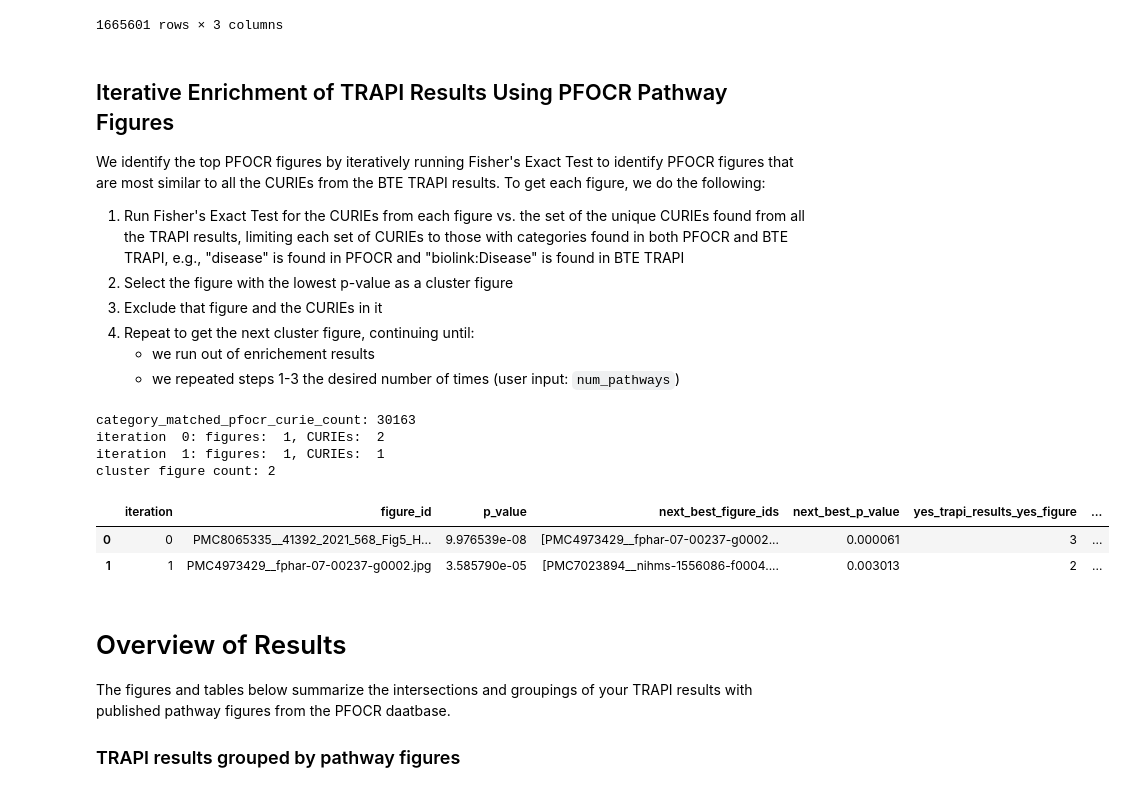
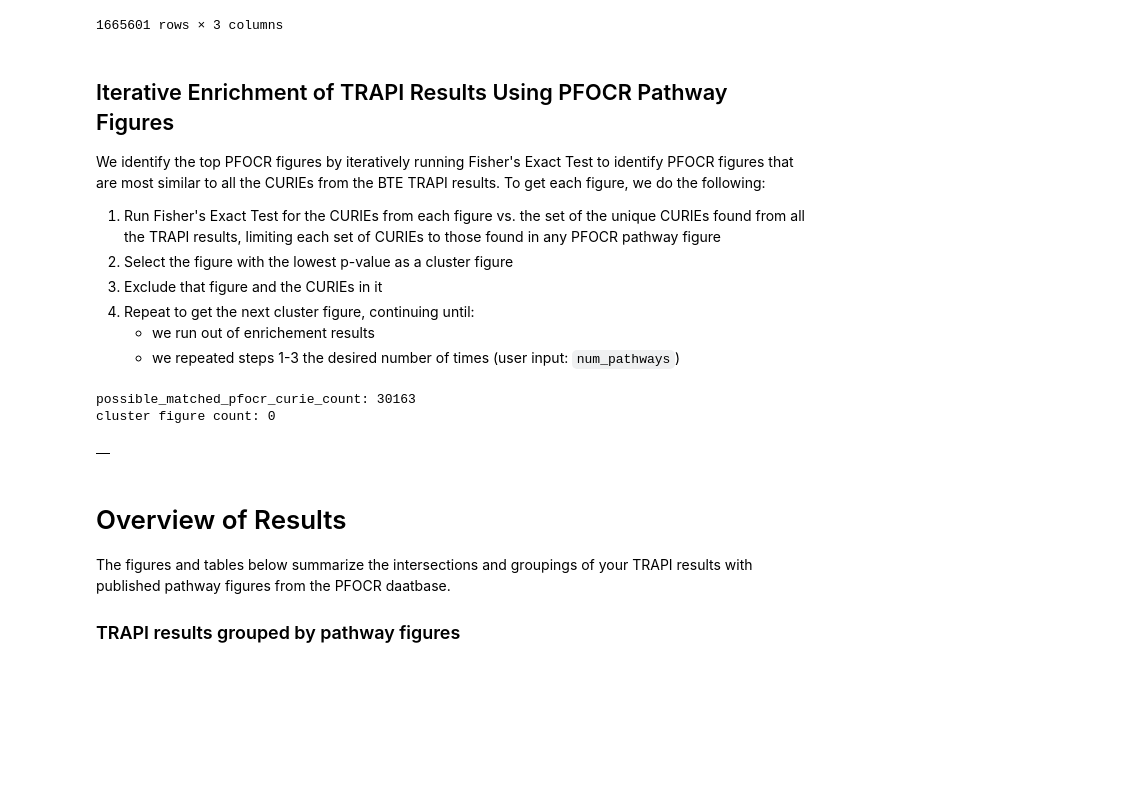
Before and after one commit to wikipathways/BioThings_Explorer_PFOCR_clustering, a Jupyter notebook: bte_clustering_AA.ipynb, the cells around one changed output. Drawn from its saved outputs; the diff is of its cells as text; code cells hidden in the pictures; blank space fills up the shorter version.

Commit message:
normalization done; enrichment next

```diff
--- a/bte_clustering_AA.ipynb
+++ b/bte_clustering_AA.ipynb
@@ -105,19 +117,3 @@ trapi_results_collapsed_df
 ## Normalize TRAPI Result Dataframe for Enrichment Analysis
 
 Unify node identifiers to sources supported by PFOCR pathway figures (NCBIGene, MESH) and prepare CURIE sets for enrichment analysis.
-# %%
-# NOTE: we're including categories specified in the query template
-# in the next cell, and in a cell further down, we're also including
-# any categories from the TRAPI results.
-#
-# TODO: Some categories are supersets of others. Should we handle
-# this systematically?
-
-# get the query graph from the TRAPI results
-query = trapi_message["query_graph"]
-
-curie_categories = set()
-for v in query["nodes"].values():
-    if "categories" in v:
-        for category in v["categories"]:
-            curie_categories.add(category)
@@ -390,6 +220,7 @@ figure_metadata_df
 # %%
 # read in figure CURIES for all PFOCR figures
 figure_curie_df = pd.read_csv('https://www.dropbox.com/s/y3ks74obs3nrjjz/figures_curie.csv?dl=1')
+relevant_pfocr_curies = set(figure_curie_df['curie'])
 figure_curie_df
 # %% [output]
 |  | figure_id | curie | category |
@@ -410,7 +241,7 @@ figure_curie_df
 
 We identify the top PFOCR figures by iteratively running Fisher's Exact Test to identify PFOCR figures that are most similar to all the CURIEs from the BTE TRAPI results. To get each figure, we do the following:
 
-1. Run Fisher's Exact Test for the CURIEs from each figure vs. the set of the unique CURIEs found from all the TRAPI results, limiting each  set of CURIEs to those with categories found in both PFOCR and BTE TRAPI, e.g., "disease" is found in PFOCR and "biolink:Disease" is found in BTE TRAPI
+1. Run Fisher's Exact Test for the CURIEs from each figure vs. the set of the unique CURIEs found from all the TRAPI results, limiting each set of CURIEs to those found in any PFOCR pathway figure
 2. Select the figure with the lowest p-value as a cluster figure
 3. Exclude that figure and the CURIEs in it
 4. Repeat to get the next cluster figure, continuing until:
@@ -448,7 +259,7 @@ def create_set(series):
 # It's just a temporary thing to show what's happening inside.
 cluster_figure_data = []
 def get_next_cluster_figures(
-    category_matched_pfocr_curie_count,
+    possible_matched_pfocr_curie_count,
     remaining_figures_df,
     remaining_trapi_curie_count,
     required_curies,
@@ -497,7 +308,7 @@ def get_next_cluster_figures(
     # number of CURIEs not in TRAPI results and not in figure,
     # ie., number of unique CURIEs only in other figures
     remaining_figures_df["no_trapi_results_no_figure"] = (
-        category_matched_pfocr_curie_count -
+        possible_matched_pfocr_curie_count -
         len(remaining_trapi_curie_count) -
         remaining_figures_df["no_trapi_results_yes_figure"]
     )
@@ -573,7 +384,7 @@ def get_next_cluster_figures(
     )
 
     return get_next_cluster_figures(
-        category_matched_pfocr_curie_count,
+        possible_matched_pfocr_curie_count,
         next_remaining_figures_df.reset_index().set_index("figure_id"),
         remaining_trapi_curie_count - curies_to_exclude,
         required_curies,
@@ -582,15 +393,15 @@ def get_next_cluster_figures(
         cluster_figure_ids,
     )
 
-category_matched_figure_curie_df = figure_curie_df[figure_curie_df["category"].isin(
-    list(relevant_pfocr_categories)
+possible_matched_figure_curie_df = figure_curie_df[figure_curie_df["curie"].isin(
+    list(relevant_pfocr_curies)
 )]
-category_matched_pfocr_curie_count = len(set(
-    category_matched_figure_curie_df["curie"].drop_duplicates()
+possible_matched_pfocr_curie_count = len(set(
+    possible_matched_figure_curie_df["curie"].drop_duplicates()
 ))
-print(f'category_matched_pfocr_curie_count: {category_matched_pfocr_curie_count}')
+print(f'possible_matched_pfocr_curie_count: {possible_matched_pfocr_curie_count}')
 
-category_matched_figures_df = category_matched_figure_curie_df[
+possible_matched_figures_df = possible_matched_figure_curie_df[
     ["figure_id", "curie"]
 ].groupby("figure_id").agg(
     create_set
@@ -598,48 +409,44 @@ category_matched_figures_df = category_matched_figure_curie_df[
     "curie": "curie_set"
 })
 
-category_matched_figures_df["figure_curies_in_trapi_results_count"] = category_matched_figures_df[
+possible_matched_figures_df["figure_curies_in_trapi_results_count"] = possible_matched_figures_df[
     "curie_set"
 ].map(
     lambda curie_set: len(trapi_results_unified_curies.intersection(
         set(curie_set)
     ))
 )
 
-overlapping_category_matched_figures_df = category_matched_figures_df[
-    category_matched_figures_df["figure_curies_in_trapi_results_count"] > 0
+overlapping_possible_matched_figures_df = possible_matched_figures_df[
+    possible_matched_figures_df["figure_curies_in_trapi_results_count"] > 0
 ]
 
 # Require that figures have user-specified CURIEs from the query
 if require_specified_query_nodes.value:
     required_curies = user_specified_ids
 if required_curies:
-    overlapping_category_matched_figures_df = overlapping_category_matched_figures_df[
-        overlapping_category_matched_figures_df["curie_set"].map(
+    overlapping_possible_matched_figures_df = overlapping_possible_matched_figures_df[
+        overlapping_possible_matched_figures_df["curie_set"].map(
             # require all of them
             # lambda curie_set: len(curie_set.intersection(required_curies)) == len(required_curies)
             # require at least one of them
             lambda curie_set: len(curie_set.intersection(required_curies)) > 0
         )
     ]
 
 cluster_figure_ids_out = get_next_cluster_figures(
-    category_matched_pfocr_curie_count,
-    overlapping_category_matched_figures_df.reset_index().set_index("figure_id"),
+    possible_matched_pfocr_curie_count,
+    overlapping_possible_matched_figures_df.reset_index().set_index("figure_id"),
     trapi_results_unified_curies,
     required_curies,
 )
 print(f'cluster figure count: {len(cluster_figure_ids_out)}')
 cluster_figure_df = pd.DataFrame.from_records(cluster_figure_data)
 cluster_figure_df
 # %% [output]
-category_matched_pfocr_curie_count: 30163
-iteration  0: figures:  1, CURIEs:  2
-iteration  1: figures:  1, CURIEs:  1
-cluster figure count: 2
+possible_matched_pfocr_curie_count: 30163
+cluster figure count: 0
-|  | iteration | figure_id | p_value | next_best_figure_ids | next_best_p_value | yes_trapi_results_yes_figure | ... |
-| 0 | 0 | PMC8065335__41392_2021_568_Fig5_H... | 9.976539e-08 | [PMC4973429__fphar-07-00237-g0002... | 0.000061 | 3 | ... |
-| 1 | 1 | PMC4973429__fphar-07-00237-g0002.jpg | 3.585790e-05 | [PMC7023894__nihms-1556086-f0004.... | 0.003013 | 2 | ... |
+|  |
 # %% [markdown]
 # Overview of Results
 
```
Also changed, not shown: parts of 12 cells of this notebook.
